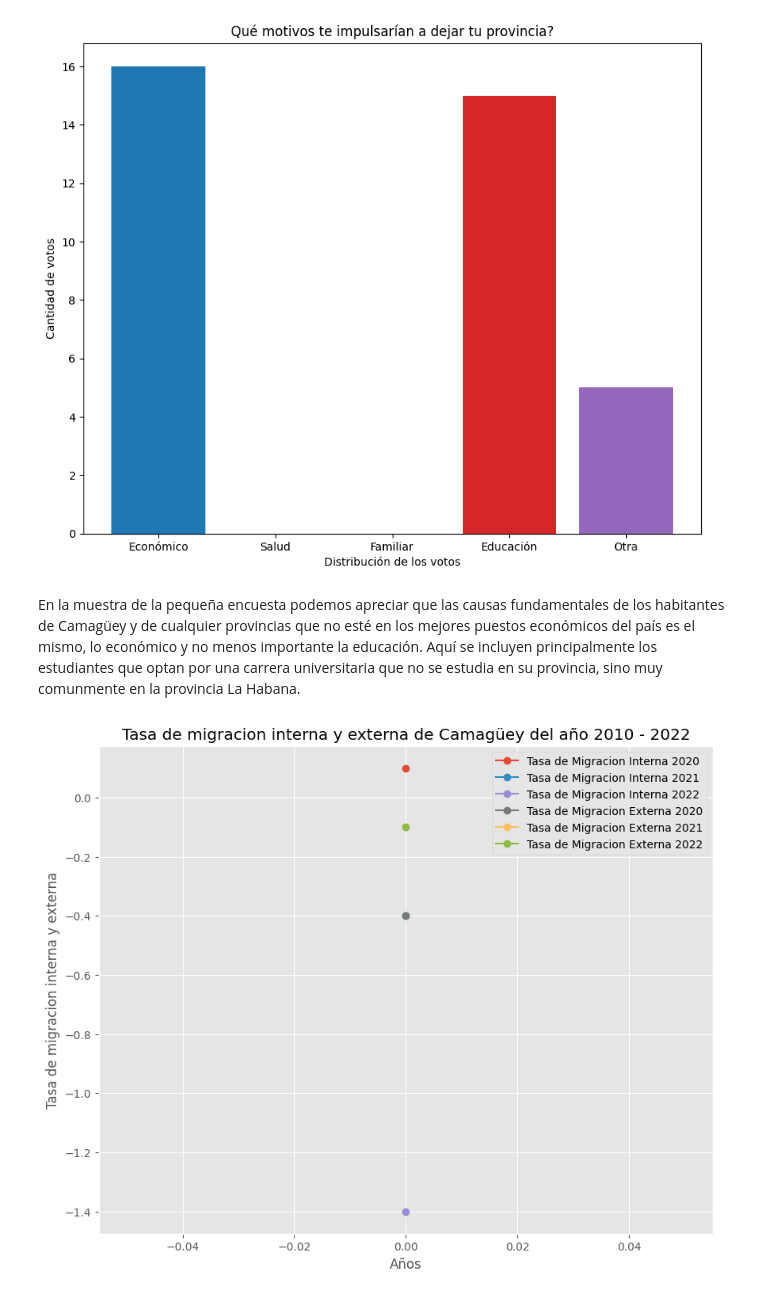
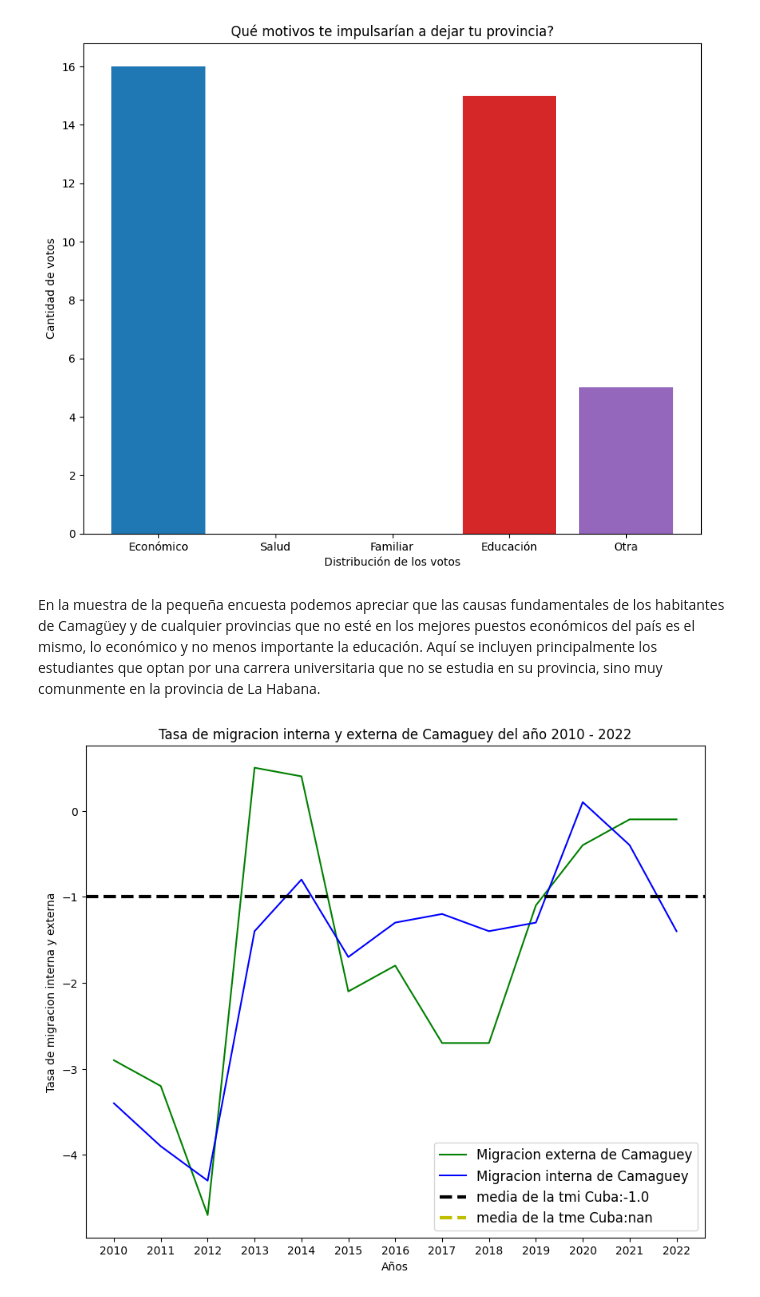
Before and after one commit to brenvaldes/-La-Ciudad-de-los-Tinajones-, a Jupyter notebook: proyecto.ipynb.ipynb, the cells around one changed output. Saved outputs shown, nothing was run; the diff lists cells and outputs as text; code cells hidden in the pictures.

```diff
--- a/proyecto.ipynb.ipynb
+++ b/proyecto.ipynb.ipynb
@@ -185,4 +124,4 @@ plt.show()
 # %% [output]
 [figure]
 # %% [markdown]
-En la muestra de la pequeña encuesta podemos apreciar que las causas fundamentales de los habitantes de Camagüey y de cualquier provincias que no esté en los mejores puestos económicos del país es el mismo, lo económico y no menos importante la educación. Aquí se incluyen principalmente los estudiantes que optan por una carrera universitaria que no se estudia en su provincia, sino muy comunmente en la provincia La Habana.
+En la muestra de la pequeña encuesta podemos apreciar que las causas fundamentales de los habitantes de Camagüey y de cualquier provincias que no esté en los mejores puestos económicos del país es el mismo, lo económico y no menos importante la educación. Aquí se incluyen principalmente los estudiantes que optan por una carrera universitaria que no se estudia en su provincia, sino muy comunmente en la provincia de La Habana.
@@ -203,22 +128,42 @@ def llenar_lista(filtro1:str,filtro2:str,lista1:list)->list:
-# %%
-# creando una grafica de lineas con la tasa de migracion interna y externa de Camaguey 2010-2022
-
-plt.figure(figsize = [10,8])
-
-plt.title("Tasa de migracion interna y externa de Camagüey del año 2010 - 2022")
-
-for i in range(2020, 2023):
-    plt.plot( np.array( Camaguey["MunicipiosDeCamaguey"]["TasaDeMigracionInterna"]["AnnosTMI.Camaguey"]["Camaguey" + str(i)]), marker = 'o', linestyle = '-', label = 'Tasa de Migracion Interna ' + str(i))
-
-for i in range(2020, 2023):
-    plt.plot( np.array( Camaguey["MunicipiosDeCamaguey"]["TasaDeMigracionExterna"]["AnnosTME.Camaguey"]["Camaguey" + str(i)]), marker = 'o',  linestyle = '-', label = 'Tasa de Migracion Externa ' + str(i) )
-
-plt.xlabel('Años')
-plt.ylabel("Tasa de migracion interna y externa")
-
-plt.legend(loc = 'upper right')
-
-plt.show()
-# %% [output]
-[figure, removed]
+# %%
+# cargando los datos del Json
+with open('Json.json','r') as my:
+    dt = my.read()
+datos = json.loads(dt)
+
+# creando matrices de la tasa de migracion interna y externa de Camaguey ( año 2010 - 2022)
+
+tmiCam = np.array(datos["Provinciassmm"]["Camaguey"]["tmi-10-22"])
+tmeCam = np.array(datos["Provinciassmm"]["Camaguey"]["tme-10-22"])
+
+tmiCuba = []
+for provincia in datos["Provinciassmm"].keys():
+    tmiCuba.append(np.array(datos["Provinciassmm"][provincia]["tmi-10-22"]).mean().round(1))
+
+tmeCuba = []
+for provincia in datos["Provinciassmm"].keys():
+    tmiCuba.append(np.array(datos["Provinciassmm"][provincia]["tme-10-22"]).mean().round(1))
+
+# promedio de la migracion interna y  externa de toda Cuba
+protmiCuba = np.array(tmiCuba).mean().round(1)
+protmeCuba = np.array(tmeCuba).mean().round(1)
+
+# creando una grafica de lineas con la tasa de migracion interna y externa de Mayabeque y promedio de la migracion interna y  externa de toda Cuba
+
+plt.figure(figsize = [10,8])
+
+plt.title("Tasa de migracion interna y externa de Camaguey del año 2010 - 2022")
+plt.plot(datos['annos'], tmeCam, linestyle = '-', color = 'g', label = 'Migracion externa de Camaguey')
+plt.plot(datos['annos'], tmiCam, linestyle = '-', color = 'b', label = 'Migracion interna de Camaguey')
+plt.xlabel('Años')
+plt.ylabel("Tasa de migracion interna y externa")
+plt.xticks([2010,2011,2012,2013,2014,2015,2016,2017,2018,2019,2020,2021,2022])
+plt.axhline(y = protmiCuba, linestyle = '--', color = 'k', linewidth = 3, label = f'media de la tmi Cuba:{protmiCuba}')
+plt.axhline(y = protmeCuba, linestyle = '--', color = 'y', linewidth = 3, label = f'media de la tme Cuba:{protmeCuba}')
+
+plt.legend(loc = 'lower right', prop = {'size': 12})
+
+plt.show()
+# %% [output]
+[figure, added]
 # %%
```
Also changed, not shown: parts of 21 cells of this notebook, 11 other files.
